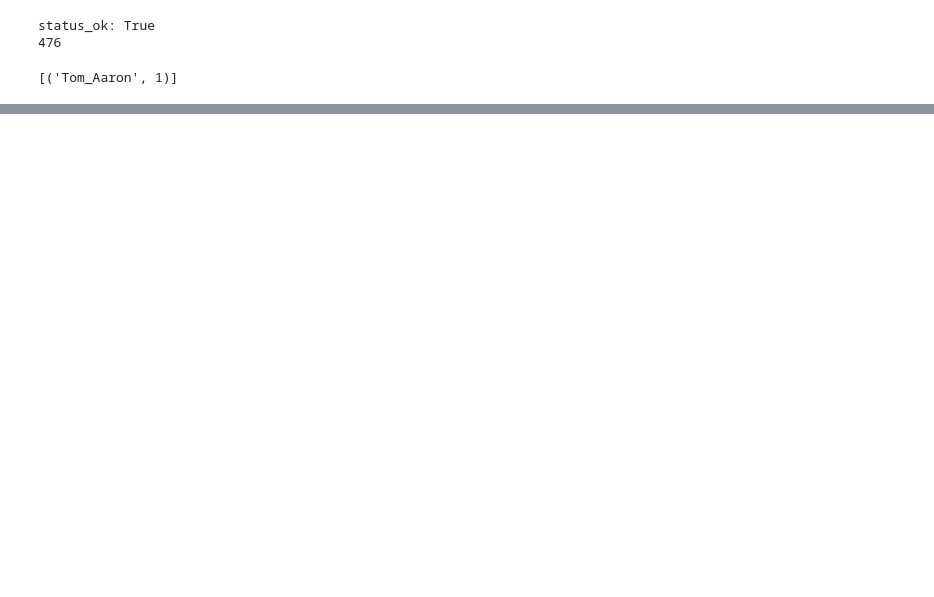
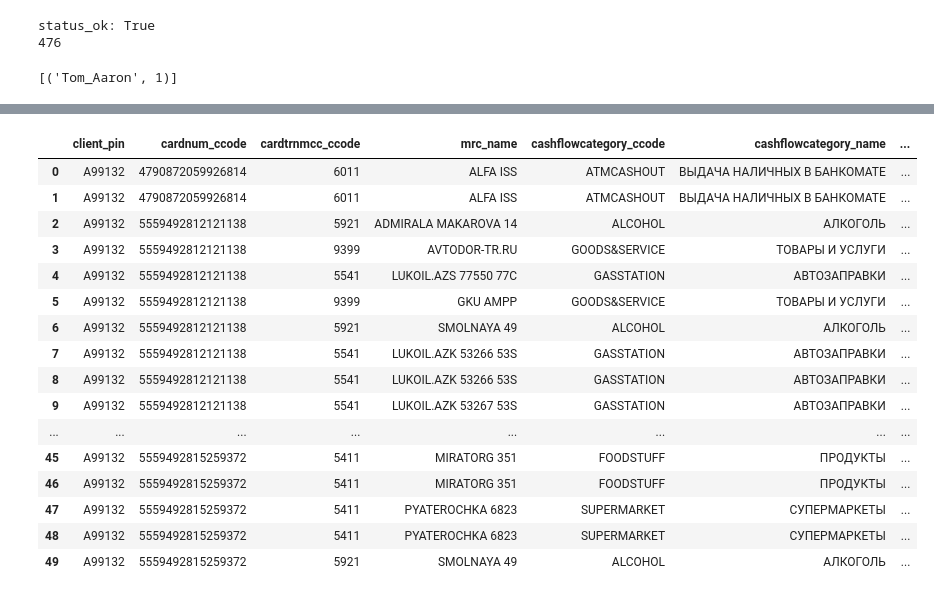
Before and after one commit to andreitsev/ufc, a Jupyter notebook: notebooks/1.0 Data Loading.ipynb, the cells around one changed output, grey strips where cells are left out. Cells and saved outputs as stored; diff of their text form; code cells hidden in the pictures; blank space fills up the shorter version.

```diff
--- a/notebooks/1.0 Data Loading.ipynb
+++ b/notebooks/1.0 Data Loading.ipynb
@@ -130,0 +202,2 @@ fights_info_dict
+# %%
+pd.set_option('display.max_columns', 100)
@@ -130,0 +278,26 @@ fights_info_dict
+# %%
+(
+    tmp_sdf
+    .filter(F.col('client_pin') == pin)
+    .orderBy(F.col('client_pin'), F.col('cardnum_ccode'), F.col('sttldate_time').desc())
+    .limit(50)
+    .toPandas()
+)
+# %% [output]
+|  | client_pin | cardnum_ccode | cardtrnmcc_ccode | mrc_name | cashflowcategory_ccode | cashflowcategory_name | ... |
+| 0 | A99132 | 4790872059926814 | 6011 | ALFA ISS | ATMCASHOUT | ВЫДАЧА НАЛИЧНЫХ В БАНКОМАТЕ | ... |
+| 1 | A99132 | 4790872059926814 | 6011 | ALFA ISS | ATMCASHOUT | ВЫДАЧА НАЛИЧНЫХ В БАНКОМАТЕ | ... |
+| 2 | A99132 | 5559492812121138 | 5921 | ADMIRALA MAKAROVA 14 | ALCOHOL | АЛКОГОЛЬ | ... |
+| 3 | A99132 | 5559492812121138 | 9399 | AVTODOR-TR.RU | GOODS&SERVICE | ТОВАРЫ И УСЛУГИ | ... |
+| 4 | A99132 | 5559492812121138 | 5541 | LUKOIL.AZS 77550 77C | GASSTATION | АВТОЗАПРАВКИ | ... |
+| 5 | A99132 | 5559492812121138 | 9399 | GKU AMPP | GOODS&SERVICE | ТОВАРЫ И УСЛУГИ | ... |
+| 6 | A99132 | 5559492812121138 | 5921 | SMOLNAYA 49 | ALCOHOL | АЛКОГОЛЬ | ... |
+| 7 | A99132 | 5559492812121138 | 5541 | LUKOIL.AZK 53266 53S | GASSTATION | АВТОЗАПРАВКИ | ... |
+| 8 | A99132 | 5559492812121138 | 5541 | LUKOIL.AZK 53266 53S | GASSTATION | АВТОЗАПРАВКИ | ... |
+| 9 | A99132 | 5559492812121138 | 5541 | LUKOIL.AZK 53267 53S | GASSTATION | АВТОЗАПРАВКИ | ... |
+| ... | ... | ... | ... | ... | ... | ... | ... |
+| 45 | A99132 | 5559492815259372 | 5411 | MIRATORG 351 | FOODSTUFF | ПРОДУКТЫ | ... |
+| 46 | A99132 | 5559492815259372 | 5411 | MIRATORG 351 | FOODSTUFF | ПРОДУКТЫ | ... |
+| 47 | A99132 | 5559492815259372 | 5411 | PYATEROCHKA 6823 | SUPERMARKET | СУПЕРМАРКЕТЫ | ... |
+| 48 | A99132 | 5559492815259372 | 5411 | PYATEROCHKA 6823 | SUPERMARKET | СУПЕРМАРКЕТЫ | ... |
+| 49 | A99132 | 5559492815259372 | 5921 | SMOLNAYA 49 | ALCOHOL | АЛКОГОЛЬ | ... |
```
Also changed, not shown: parts of 22 cells of this notebook, 2 other files.
